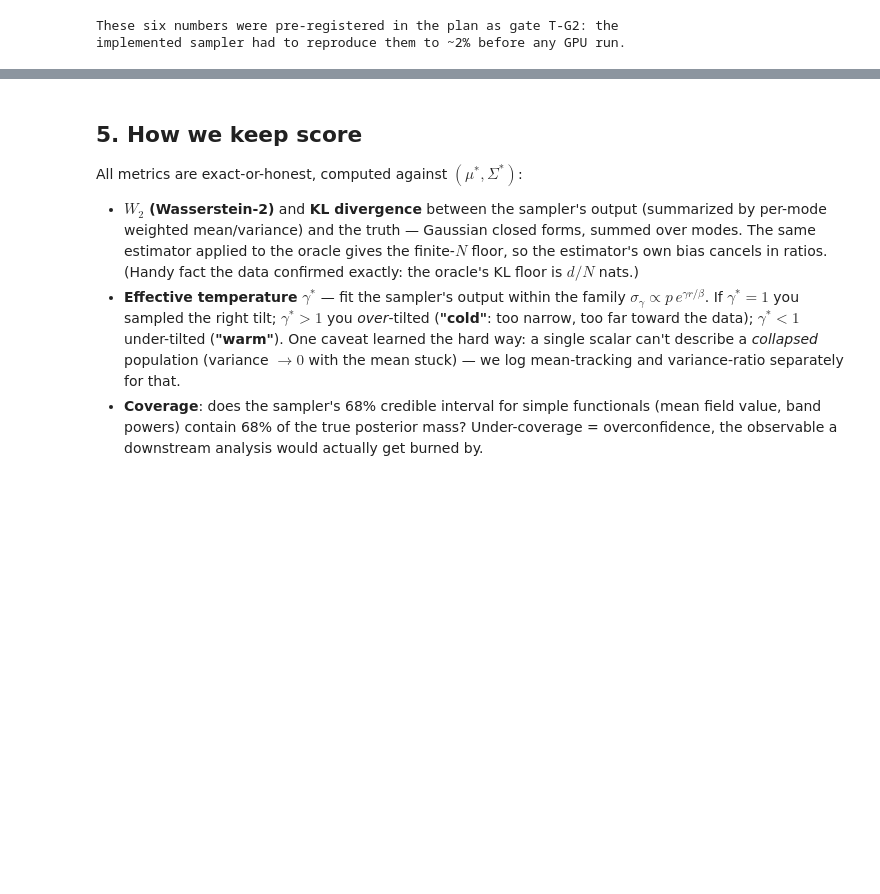
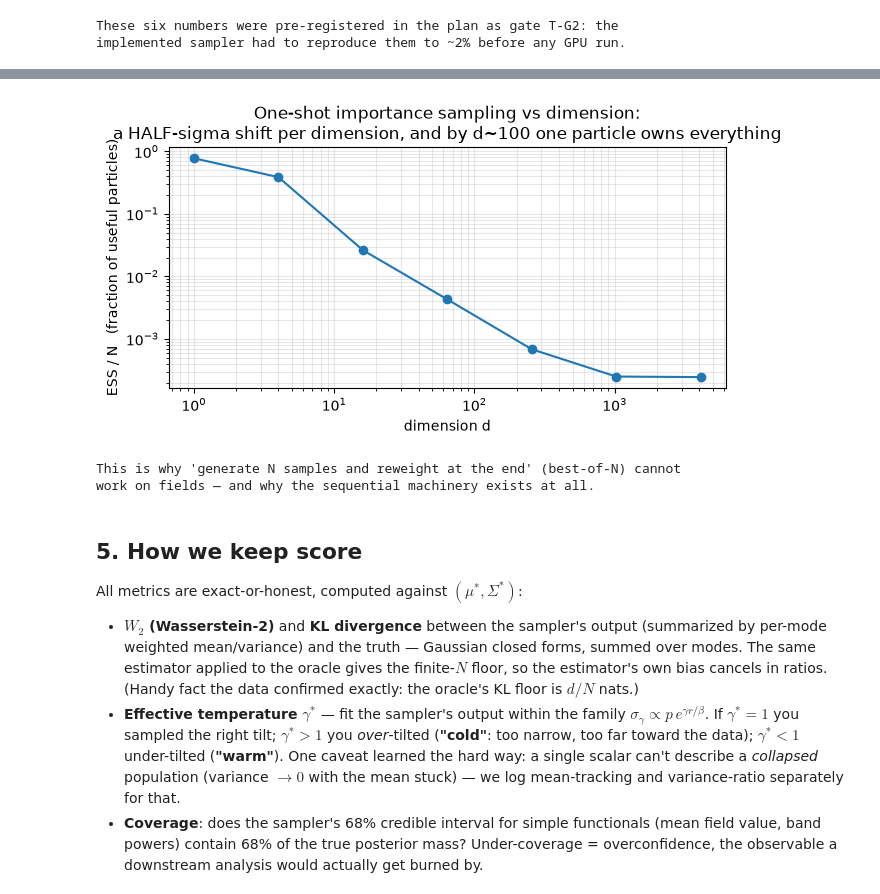
Before and after one commit to AndreasTersenov/tilt-audit, a Jupyter notebook: notebooks/overnight_pilot_tour.ipynb, the cells around one changed output, grey strips where cells are left out. Cells and saved outputs as stored; diff of their text form; code cells hidden in the pictures; blank space fills up the shorter version.

```diff
--- a/notebooks/overnight_pilot_tour.ipynb
+++ b/notebooks/overnight_pilot_tour.ipynb
@@ -255,3 +363,28 @@ implemented sampler had to reproduce them to ~2% before any GPU run.
+# %%
+# Demo: why one-shot importance sampling dies with dimension.
+# Target: N(0.5,1)^d. Proposal: N(0,1)^d. Watch ESS/N crater as d grows.
+Ns = 4096
+dims = [1, 4, 16, 64, 256, 1024, 4096]
+ess_frac = []
+for d in dims:
+    z = rng.normal(size=(Ns, d))
+    logw = (0.5 * z - 0.125).sum(axis=1)          # log N(z;0.5,1)/N(z;0,1) per dim
+    w = np.exp(logw - logw.max()); w /= w.sum()
+    ess_frac.append(1.0 / (w**2).sum() / Ns)
+fig, ax = plt.subplots(figsize=(6.5, 3.6))
+ax.plot(dims, ess_frac, "o-")
+ax.set(xscale="log", yscale="log", xlabel="dimension d",
+       ylabel="ESS / N   (fraction of useful particles)",
+       title="One-shot importance sampling vs dimension:\n"
+             "a HALF-sigma shift per dimension, and by d~100 one particle owns everything")
+ax.grid(alpha=.3, which="both")
+plt.tight_layout(); plt.show()
+print("This is why 'generate N samples and reweight at the end' (best-of-N) cannot")
+print("work on fields — and why the sequential machinery exists at all.")
+# %% [output]
+[figure, added]
+This is why 'generate N samples and reweight at the end' (best-of-N) cannot
+work on fields — and why the sequential machinery exists at all.
 # %% [markdown]
 ## 5. How we keep score
 
```
Also changed, not shown: parts of 9 cells of this notebook, 1 other file.
